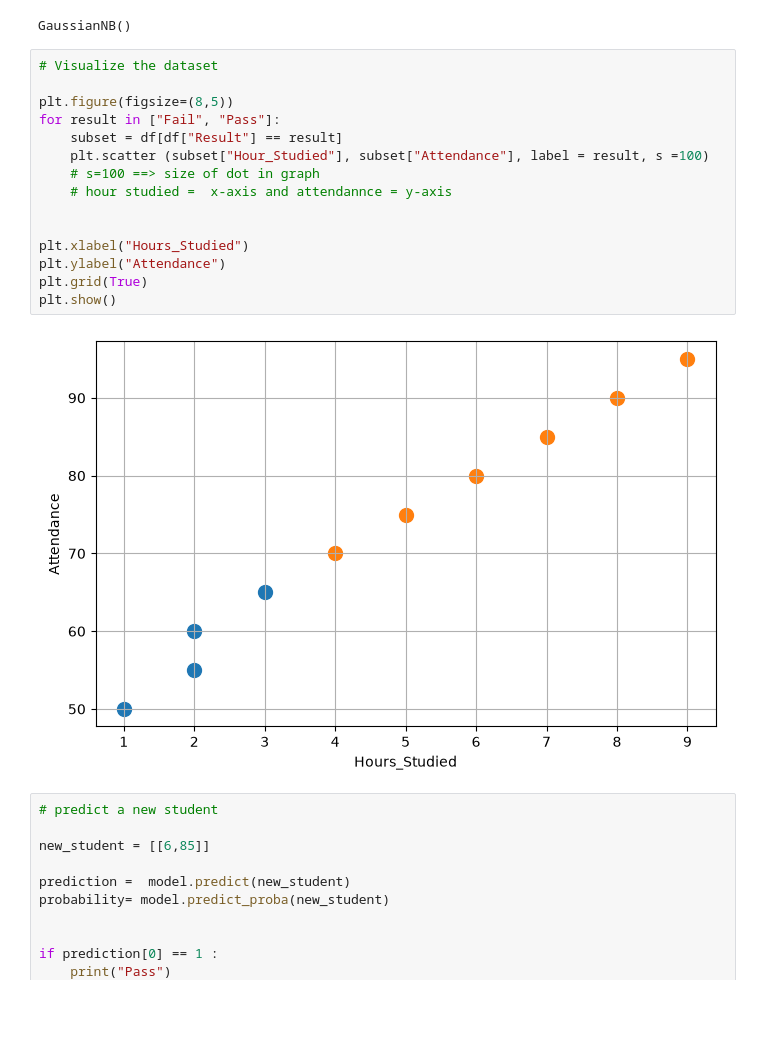
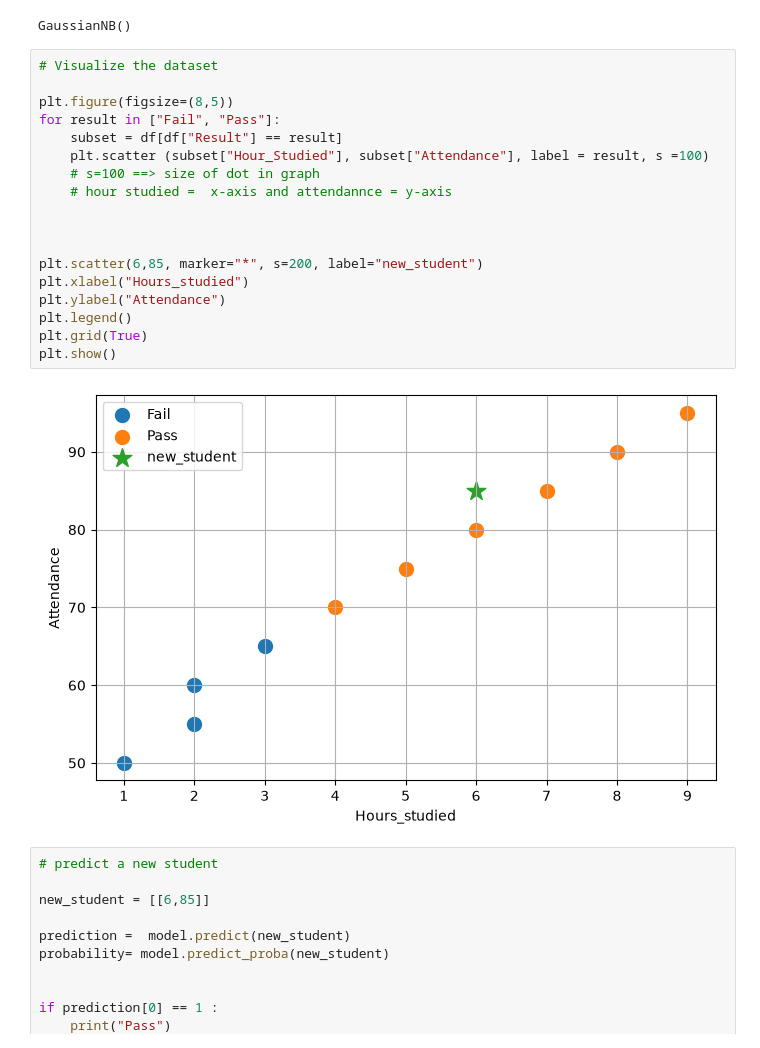
Before and after one commit to rohitdhamke/ml, a Jupyter notebook: Naive-Bayes/file1.ipynb, the cells around one changed output. Drawn from its saved outputs; the diff is of its cells as text; blank space fills up the shorter version.

```diff
--- a/Naive-Bayes/file1.ipynb
+++ b/Naive-Bayes/file1.ipynb
@@ -53,20 +53,23 @@ GaussianNB()
 # %%
 # Visualize the dataset
 
 plt.figure(figsize=(8,5))
 for result in ["Fail", "Pass"]:
     subset = df[df["Result"] == result]
     plt.scatter (subset["Hour_Studied"], subset["Attendance"], label = result, s =100)
     # s=100 ==> size of dot in graph
     # hour studied =  x-axis and attendannce = y-axis
 
 
-plt.xlabel("Hours_Studied")
+
+plt.scatter(6,85, marker="*", s=200, label="new_student")
+plt.xlabel("Hours_studied")
 plt.ylabel("Attendance")
+plt.legend()
 plt.grid(True)
 plt.show()
 # %% [output]
-[figure, old version]
+[figure, new version]
 # %%
 # predict a new student
 
```
Also changed, not shown: parts of 1 cell of this notebook.
